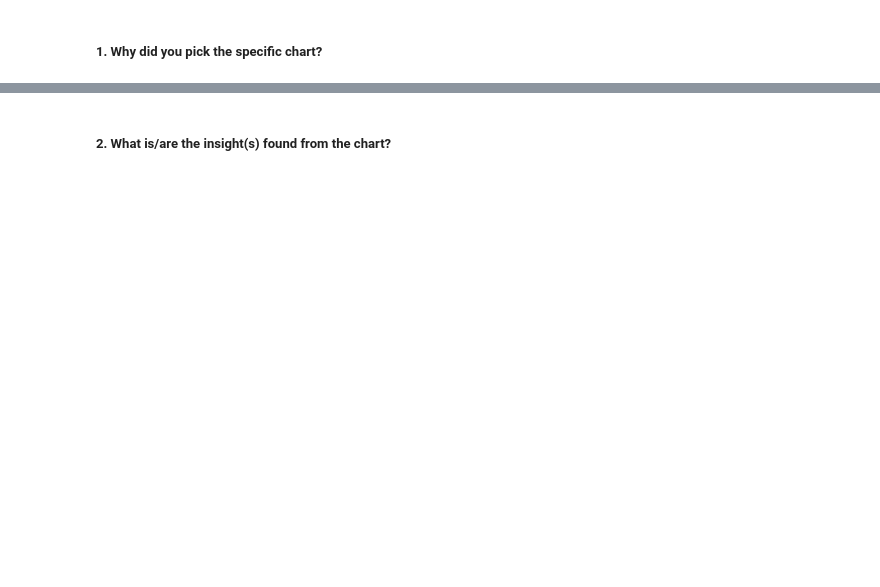
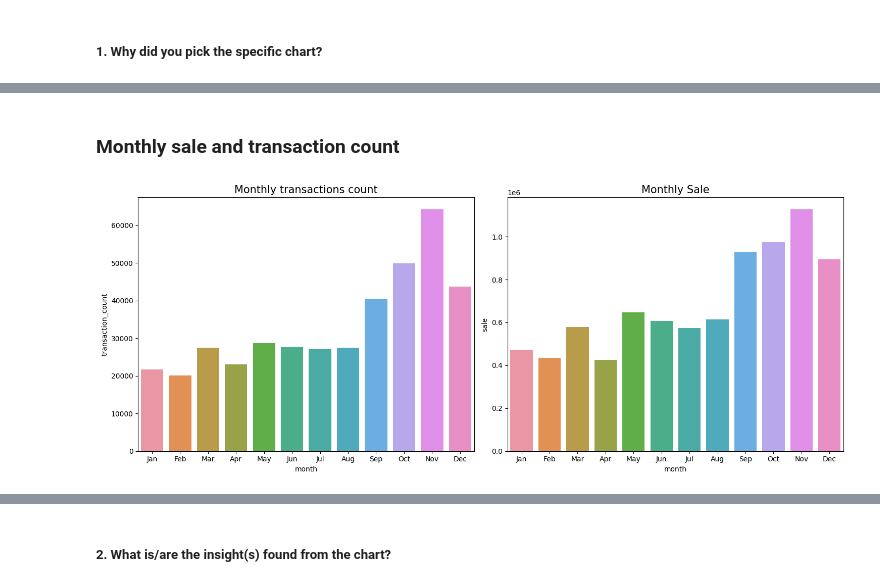
Before and after one commit to kd0176/Online-Retail-Customer-Segmentation, a Jupyter notebook: Online_Retail_Customer_Segmentation.ipynb, the cells around one changed output, grey strips where cells are left out. Saved outputs shown, nothing was run; the diff lists cells and outputs as text; code cells hidden in the pictures; blank space fills up the shorter version.

```diff
--- a/Online_Retail_Customer_Segmentation.ipynb
+++ b/Online_Retail_Customer_Segmentation.ipynb
@@ -1162,0 +1216,22 @@ Answer Here.
+# %% [markdown]
+### Monthly sale and transaction count
+# %%
+# monthly sale and transactions count
+monthly_df = DateTime_df.groupby('month').agg(transaction_count = ('transaction_count', 'sum'), sale = ('sale', 'sum')).reset_index()
+# %%
+# defining figure size
+fig = plt.figure(figsize=(15,6))
+
+# ploting bar chart for visualizing monthly transactions count
+plt.subplot(1, 2, 1)
+order = ['Jan', 'Feb', 'Mar', 'Apr', 'May', 'Jun', 'Jul', 'Aug', 'Sep', 'Oct', 'Nov', 'Dec']
+sns.barplot(x='month',y='transaction_count',data=monthly_df, order=order)
+plt.title('Monthly transactions count', fontsize = 15)
+
+# ploting bar chart for visualizing monthly sale
+plt.subplot(1, 2, 2)
+sns.barplot(x='month',y='sale',data=monthly_df, order=order)
+plt.title('Monthly Sale', fontsize = 15)
+plt.tight_layout()
+# %% [output]
+[figure, added]
```
Also changed, not shown: parts of 42 cells of this notebook.
